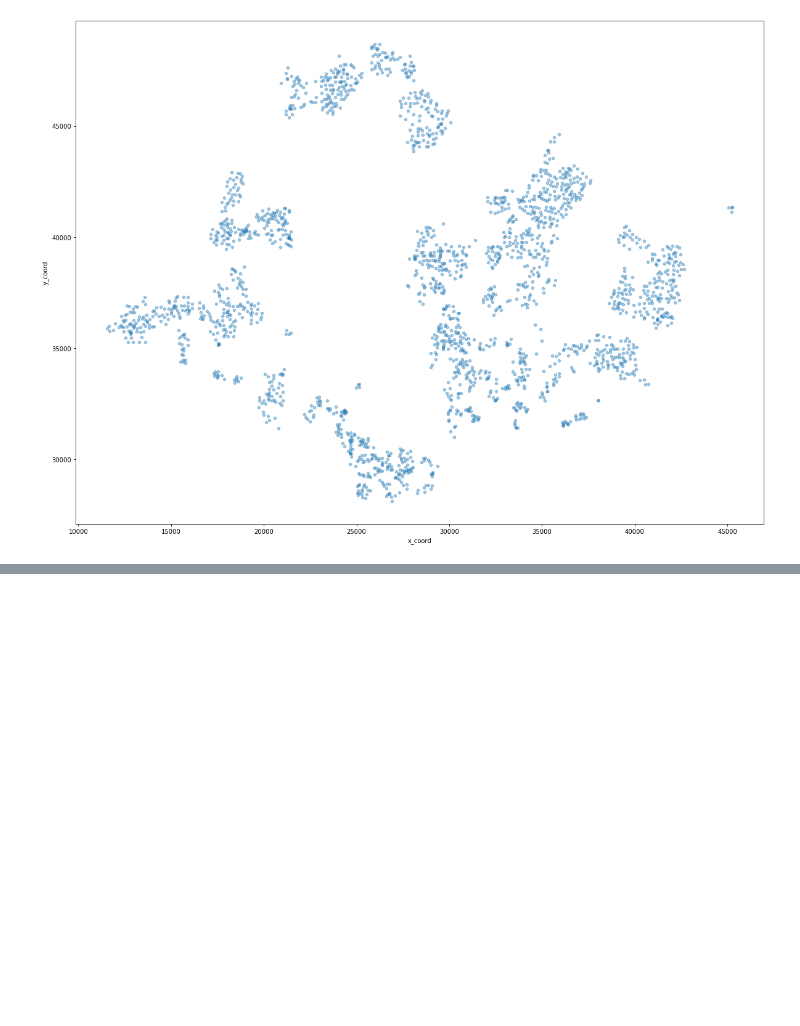
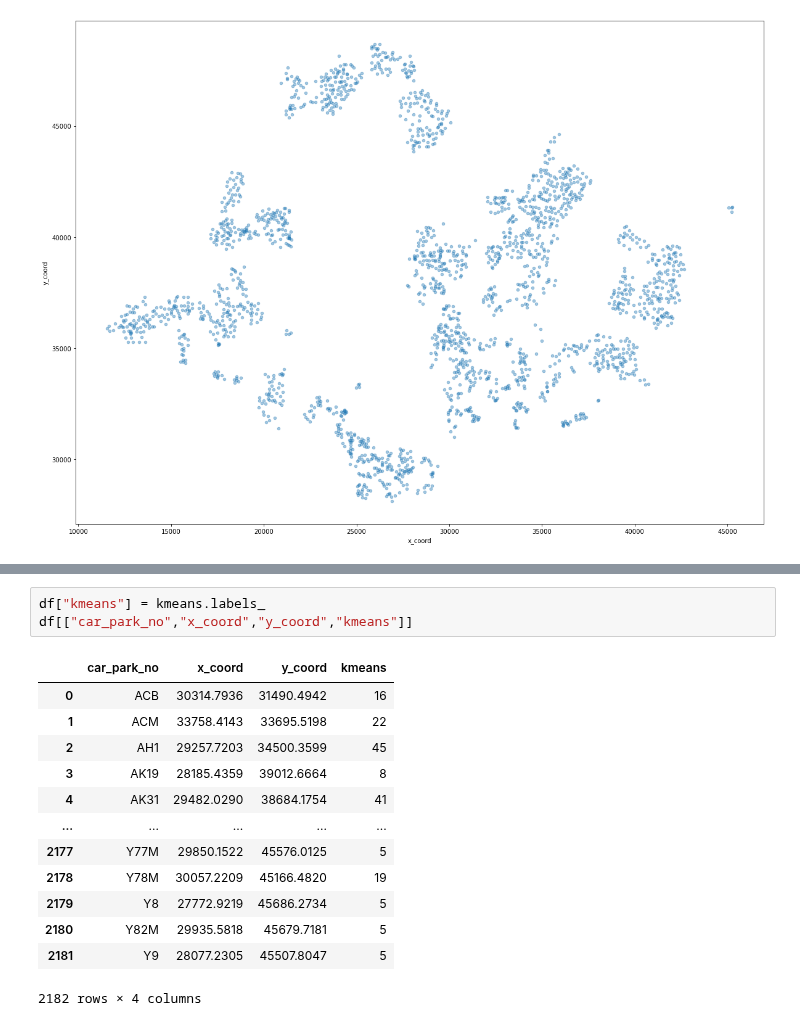
Before and after one commit to EthanWong2212/EE4211_Proj, a Jupyter notebook: part3.ipynb, the cells around one changed output, grey strips where cells are left out. Cells and saved outputs as stored; diff of their text form; blank space fills up the shorter version.

```diff
--- a/part3.ipynb
+++ b/part3.ipynb
@@ -173,0 +206,17 @@ df.plot(x="x_coord",y="y_coord",kind="scatter",alpha=0.4,figsize=(20,15))
+# %%
+df["kmeans"] = kmeans.labels_
+df[["car_park_no","x_coord","y_coord","kmeans"]]
+# %% [output]
+|  | car_park_no | x_coord | y_coord | kmeans |
+| 0 | ACB | 30314.7936 | 31490.4942 | 16 |
+| 1 | ACM | 33758.4143 | 33695.5198 | 22 |
+| 2 | AH1 | 29257.7203 | 34500.3599 | 45 |
+| 3 | AK19 | 28185.4359 | 39012.6664 | 8 |
+| 4 | AK31 | 29482.0290 | 38684.1754 | 41 |
+| ... | ... | ... | ... | ... |
+| 2177 | Y77M | 29850.1522 | 45576.0125 | 5 |
+| 2178 | Y78M | 30057.2209 | 45166.4820 | 19 |
+| 2179 | Y8 | 27772.9219 | 45686.2734 | 5 |
+| 2180 | Y82M | 29935.5818 | 45679.7181 | 5 |
+| 2181 | Y9 | 28077.2305 | 45507.8047 | 5 |
+2182 rows × 4 columns
```
Also changed, not shown: parts of 6 cells of this notebook.
